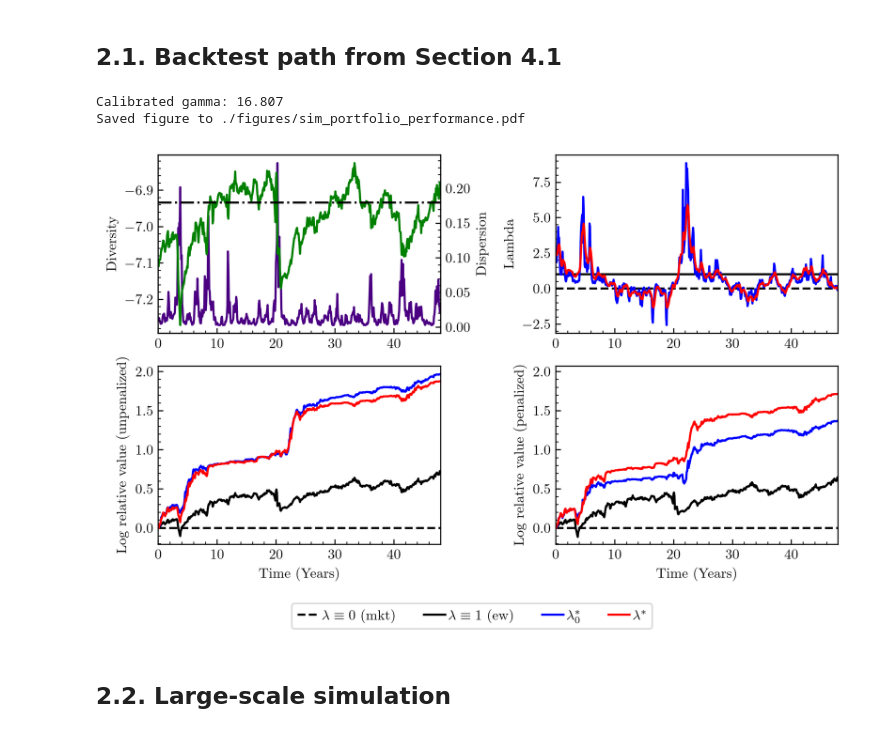
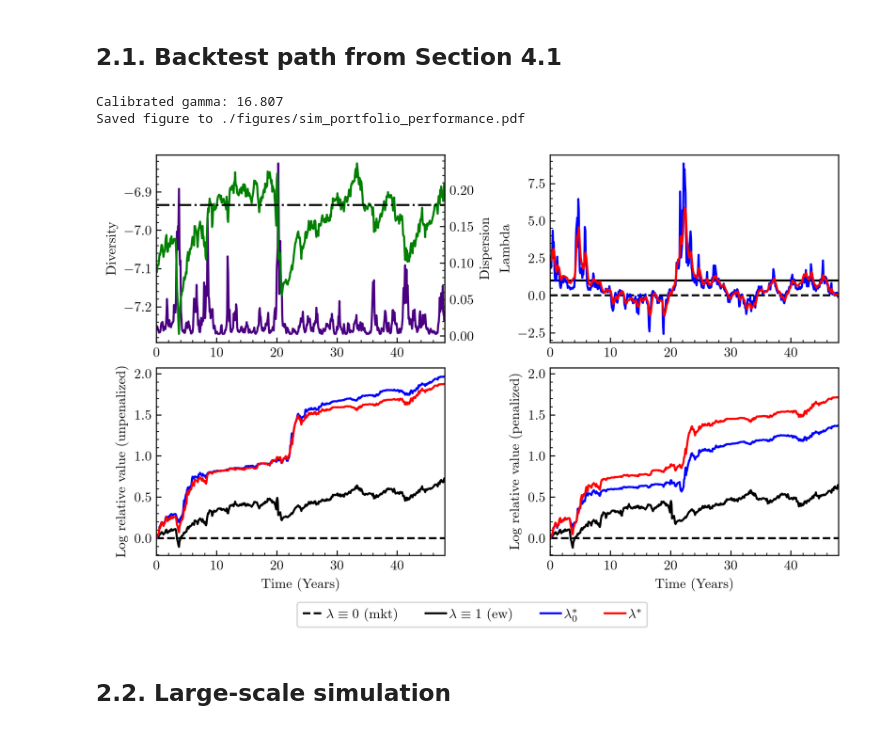
Before and after one commit to brianceco/apm-in-cem, a Jupyter notebook: notebooks/3_backtest.ipynb, the cells around one changed output. Drawn from its saved outputs; the diff is of its cells as text; code cells hidden in the pictures.

Commit message:
changed to layout='constrained' to prevent axes label overlap

```diff
--- a/notebooks/3_backtest.ipynb
+++ b/notebooks/3_backtest.ipynb
@@ -379,20 +372,20 @@ Lbda_2_sim = params.loc["mr", "Lbda_2"]
 # %%
 # plotting simulated portfolio performance
 pltg.plot_sim_portfolio_performance(
     sdd_model=sdd_model,
     sim_diversity=sim_diversity,
     sim_dispersion=sim_dispersion_clipped,
     Lbda_1_sim=Lbda_1_sim,
     Lbda_2_sim=Lbda_2_sim,
     target_active_risk=TARGET_ACTIVE_RISK,
     figsize=(1.5 * width, 1.5 * height),
-    tight_layout=True,
+    layout="constrained",
     save_fig=True,
 )
 # %% [output]
 Calibrated gamma: 16.807
 Saved figure to ./figures/sim_portfolio_performance.pdf
-[figure, old version]
+[figure, new version]
 # %% [markdown]
 ## 2.2. Large-scale simulation
 # %%
```
Also changed, not shown: parts of 3 cells of this notebook.
